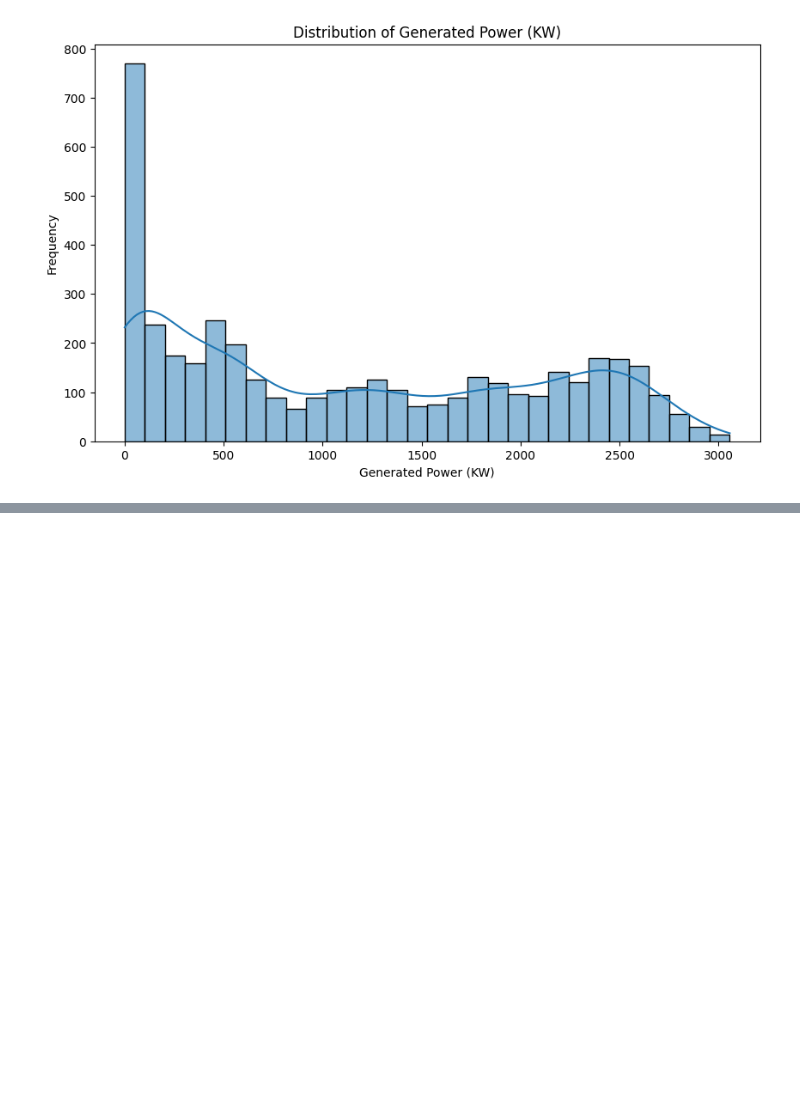
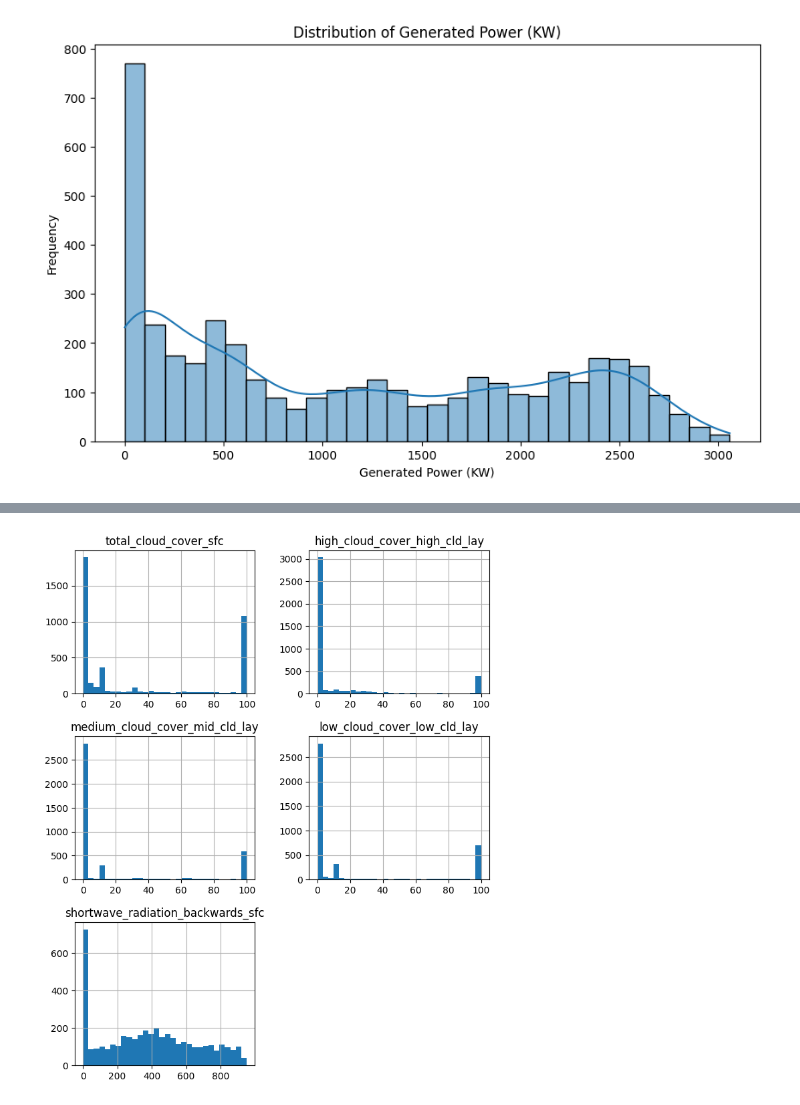
Before and after one commit to bhanushankarseethini/Enter-Week-1, a Jupyter notebook: solarpower.ipynb, the cells around one changed output, grey strips where cells are left out. Saved outputs shown, nothing was run; the diff lists cells and outputs as text; code cells hidden in the pictures; blank space fills up the shorter version.

```diff
--- a/solarpower.ipynb
+++ b/solarpower.ipynb
@@ -272,0 +247,5 @@ plt.show()
+# %%
+df[df.columns[5:10]].hist(bins=30, figsize=(8,10))
+plt.show()
+# %% [output]
+[figure, added]
```
Also changed, not shown: parts of 20 cells of this notebook.
